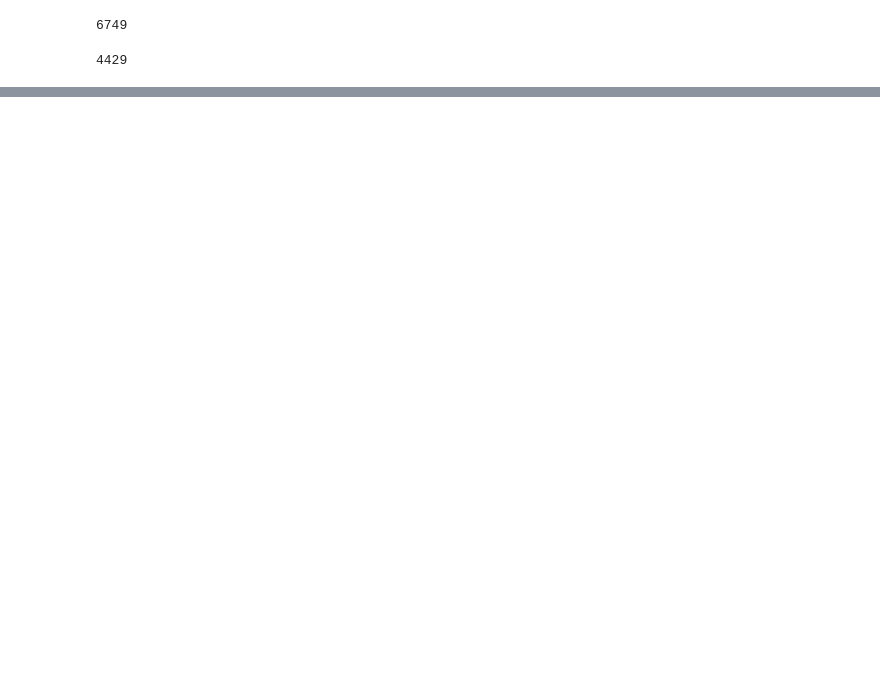
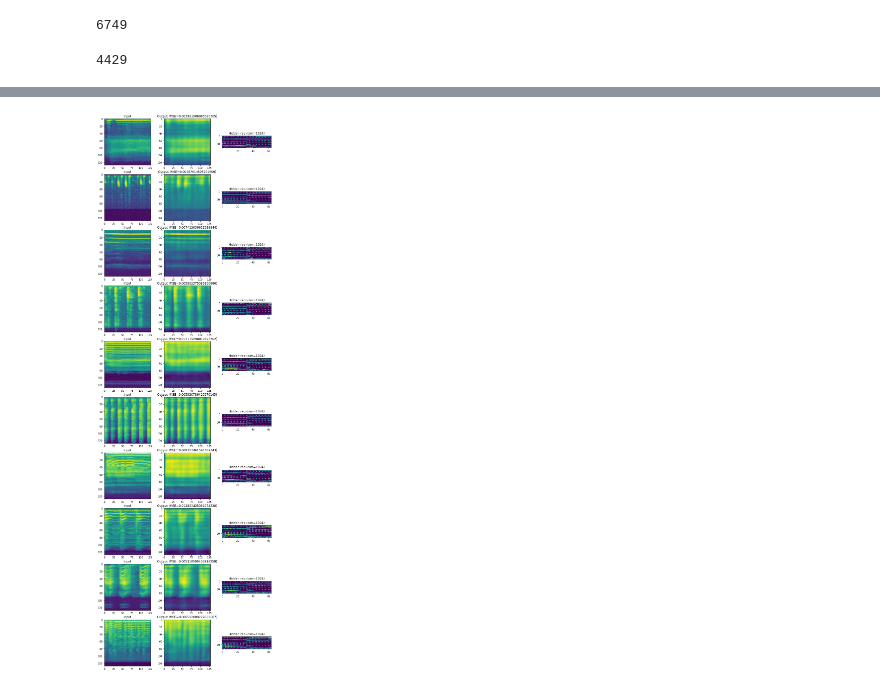
Before and after one commit to flyingleafe/vxs-vpt, a Jupyter notebook: notebooks/CAETraining.ipynb, the cells around one changed output, grey strips where cells are left out. Drawn from its saved outputs; the diff is of its cells as text; code cells hidden in the pictures; blank space fills up the shorter version.

```diff
--- a/notebooks/CAETraining.ipynb
+++ b/notebooks/CAETraining.ipynb
@@ -211,0 +103,5 @@ imshow_ae_output(model_wide, common_set, 10, random_seed=455)
+# %%
+model_tall = vxs.get_CAE_model('tall-1', '../logs/cae-initial_65536_tall-1/checkpoints/best.pth')
+imshow_ae_output(model_tall, vocal_sketch_dataset, 10, random_seed=44)
+# %% [output]
+[figure, added]
```
Also changed, not shown: parts of 15 cells of this notebook, 7 other files.
